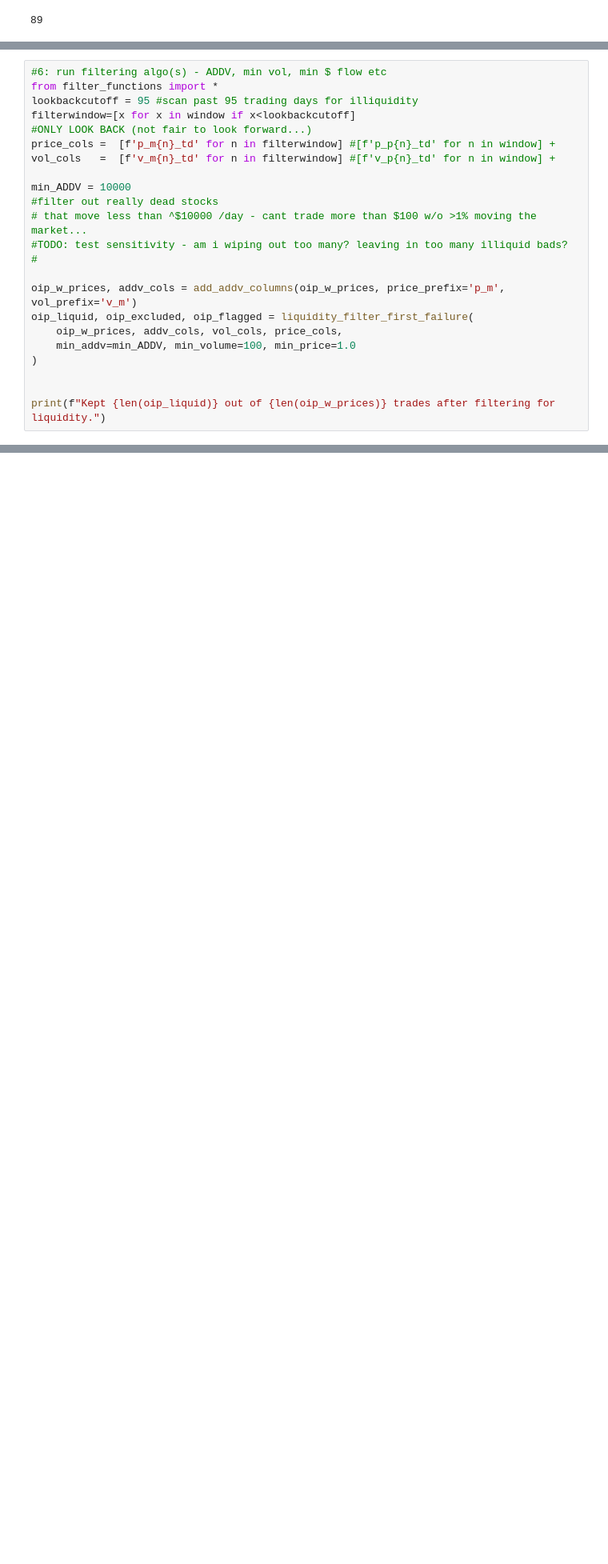
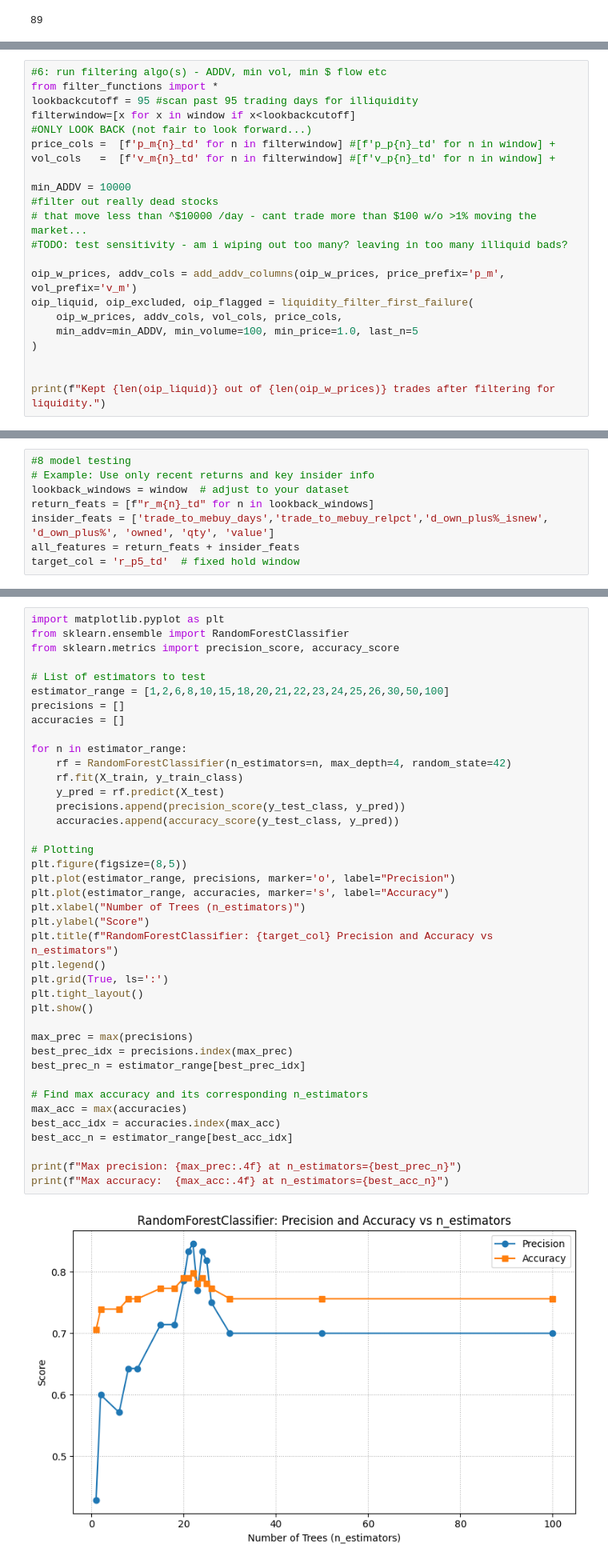
Before and after one commit to Emberflurry/stonx, a Jupyter notebook: dr2.ipynb, the cells around one changed output, grey strips where cells are left out. Shown at 80% size. Cells and saved outputs as stored; diff of their text form; blank space fills up the shorter version.

Commit message:
Fixed more date intake / need more data
i hate paywalls and corporate meaningless yap. boutta sign up for a bajillion free trials just to find none of them have the data i want

```diff
--- a/dr2.ipynb
+++ b/dr2.ipynb
@@ -143,12 +149,11 @@ min_ADDV = 10000
 #filter out really dead stocks
 # that move less than ^$10000 /day - cant trade more than $100 w/o >1% moving the market...
 #TODO: test sensitivity - am i wiping out too many? leaving in too many illiquid bads?
-#
 
 oip_w_prices, addv_cols = add_addv_columns(oip_w_prices, price_prefix='p_m', vol_prefix='v_m')
 oip_liquid, oip_excluded, oip_flagged = liquidity_filter_first_failure(
     oip_w_prices, addv_cols, vol_cols, price_cols,
-    min_addv=min_ADDV, min_volume=100, min_price=1.0
+    min_addv=min_ADDV, min_volume=100, min_price=1.0, last_n=5
 )
 
 
@@ -269 +344,9 @@ plot_trade_price_trace(row, fwindow, bwindow)
 [figure]
+# %%
+#8 model testing
+# Example: Use only recent returns and key insider info
+lookback_windows = window  # adjust to your dataset
+return_feats = [f"r_m{n}_td" for n in lookback_windows]
+insider_feats = ['trade_to_mebuy_days','trade_to_mebuy_relpct','d_own_plus%_isnew', 'd_own_plus%', 'owned', 'qty', 'value']
+all_features = return_feats + insider_feats
+target_col = 'r_p5_td'  # fixed hold window
@@ -269,0 +528,42 @@ plot_trade_price_trace(row, fwindow, bwindow)
+# %%
+import matplotlib.pyplot as plt
+from sklearn.ensemble import RandomForestClassifier
+from sklearn.metrics import precision_score, accuracy_score
+
+# List of estimators to test
+estimator_range = [1,2,6,8,10,15,18,20,21,22,23,24,25,26,30,50,100]
+precisions = []
+accuracies = []
+
+for n in estimator_range:
+    rf = RandomForestClassifier(n_estimators=n, max_depth=4, random_state=42)
+    rf.fit(X_train, y_train_class)
+    y_pred = rf.predict(X_test)
+    precisions.append(precision_score(y_test_class, y_pred))
+    accuracies.append(accuracy_score(y_test_class, y_pred))
+
+# Plotting
+plt.figure(figsize=(8,5))
+plt.plot(estimator_range, precisions, marker='o', label="Precision")
+plt.plot(estimator_range, accuracies, marker='s', label="Accuracy")
+plt.xlabel("Number of Trees (n_estimators)")
+plt.ylabel("Score")
+plt.title(f"RandomForestClassifier: {target_col} Precision and Accuracy vs n_estimators")
+plt.legend()
+plt.grid(True, ls=':')
+plt.tight_layout()
+plt.show()
+
+max_prec = max(precisions)
+best_prec_idx = precisions.index(max_prec)
+best_prec_n = estimator_range[best_prec_idx]
+
+# Find max accuracy and its corresponding n_estimators
+max_acc = max(accuracies)
+best_acc_idx = accuracies.index(max_acc)
+best_acc_n = estimator_range[best_acc_idx]
+
+print(f"Max precision: {max_prec:.4f} at n_estimators={best_prec_n}")
+print(f"Max accuracy:  {max_acc:.4f} at n_estimators={best_acc_n}")
+# %% [output]
+[figure, added]
```
Also changed, not shown: parts of 29 cells of this notebook, 6 other files.
